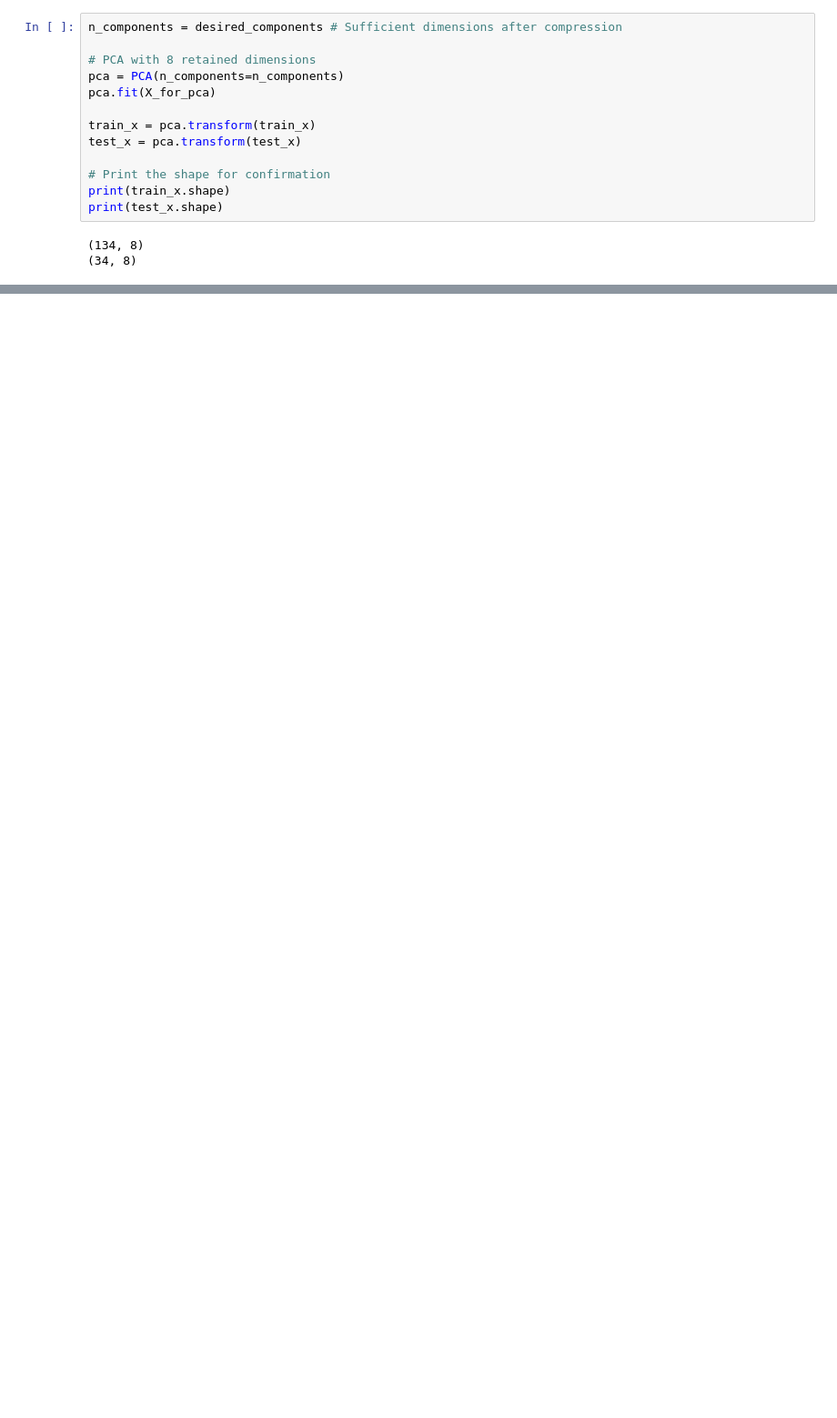
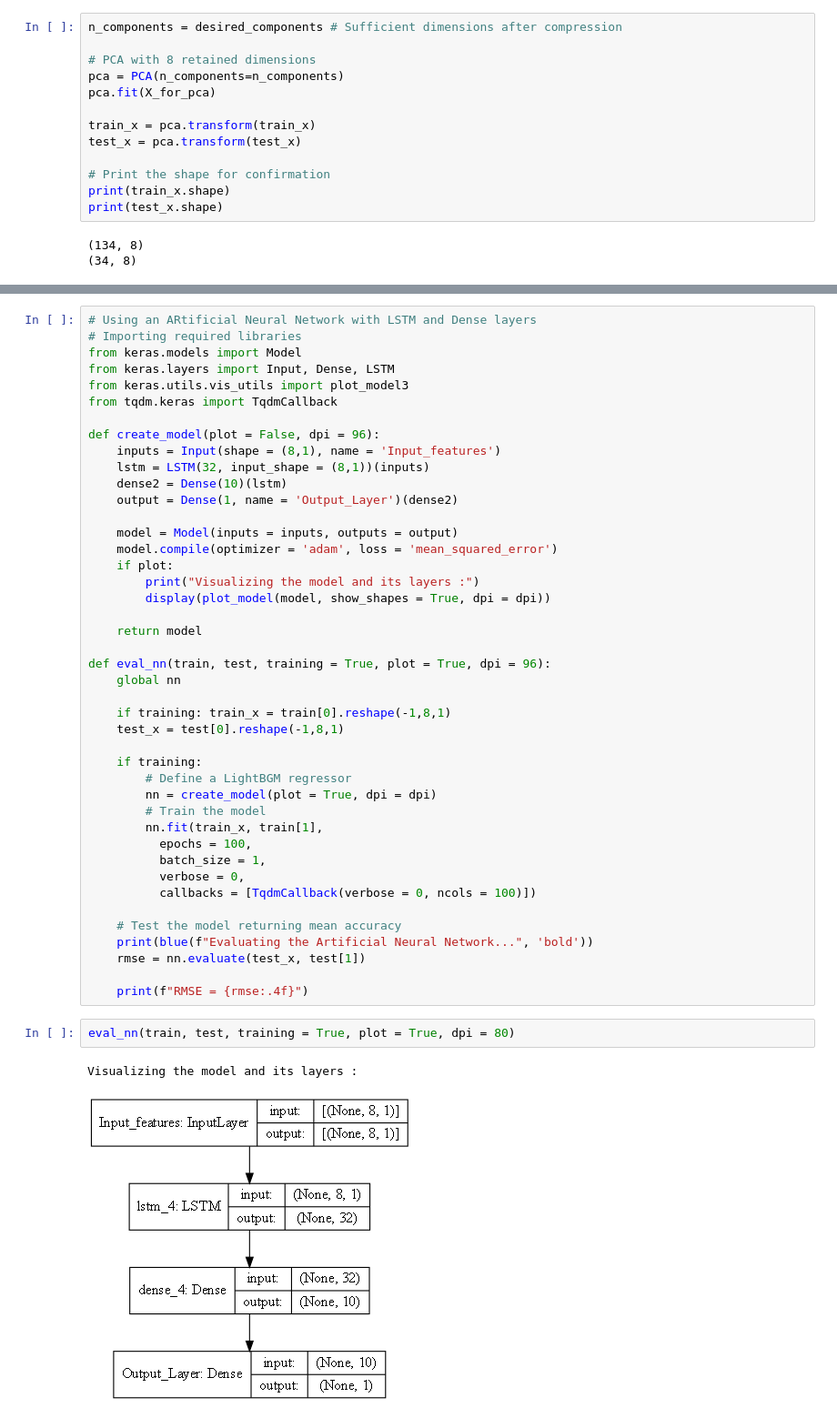
Before and after one commit to aweditya/ev-battery-degradation, a Jupyter notebook: Predicting RUL of EV Batteries.ipynb, the cells around one changed output, grey strips where cells are left out. Shown: that part at 91% size. Drawn from its saved outputs; the diff is of its cells as text; blank space fills up the shorter version.

```diff
--- a/Predicting RUL of EV Batteries.ipynb
+++ b/Predicting RUL of EV Batteries.ipynb
@@ -408,0 +422,48 @@ RMSE = 0.0166
+# %%
+# Using an ARtificial Neural Network with LSTM and Dense layers
+# Importing required libraries
+from keras.models import Model
+from keras.layers import Input, Dense, LSTM
+from keras.utils.vis_utils import plot_model3
+from tqdm.keras import TqdmCallback
+
+def create_model(plot = False, dpi = 96):
+    inputs = Input(shape = (8,1), name = 'Input_features')
+    lstm = LSTM(32, input_shape = (8,1))(inputs)
+    dense2 = Dense(10)(lstm)
+    output = Dense(1, name = 'Output_Layer')(dense2)
+
+    model = Model(inputs = inputs, outputs = output)
+    model.compile(optimizer = 'adam', loss = 'mean_squared_error')
+    if plot:
+        print("Visualizing the model and its layers :")
+        display(plot_model(model, show_shapes = True, dpi = dpi))
+
+    return model
+
+def eval_nn(train, test, training = True, plot = True, dpi = 96):
+    global nn
+
+    if training: train_x = train[0].reshape(-1,8,1)
+    test_x = test[0].reshape(-1,8,1)
+
+    if training:
+        # Define a LightBGM regressor
+        nn = create_model(plot = True, dpi = dpi)
+        # Train the model
+        nn.fit(train_x, train[1],
+          epochs = 100,
+          batch_size = 1,
+          verbose = 0,
+          callbacks = [TqdmCallback(verbose = 0, ncols = 100)])
+
+    # Test the model returning mean accuracy
+    print(blue(f"Evaluating the Artificial Neural Network...", 'bold'))
+    rmse = nn.evaluate(test_x, test[1])
+
+    print(f"RMSE = {rmse:.4f}")
+# %%
+eval_nn(train, test, training = True, plot = True, dpi = 80)
+# %% [output]
+Visualizing the model and its layers :
+[figure, added]
```
Also changed, not shown: parts of 8 cells of this notebook, 5 other files.
